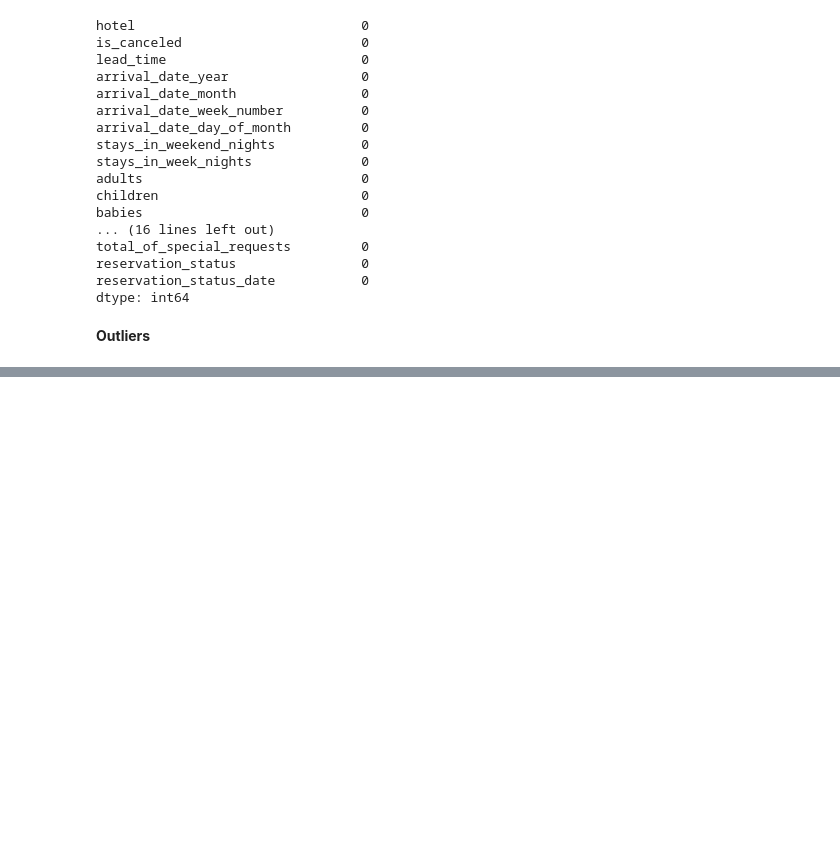
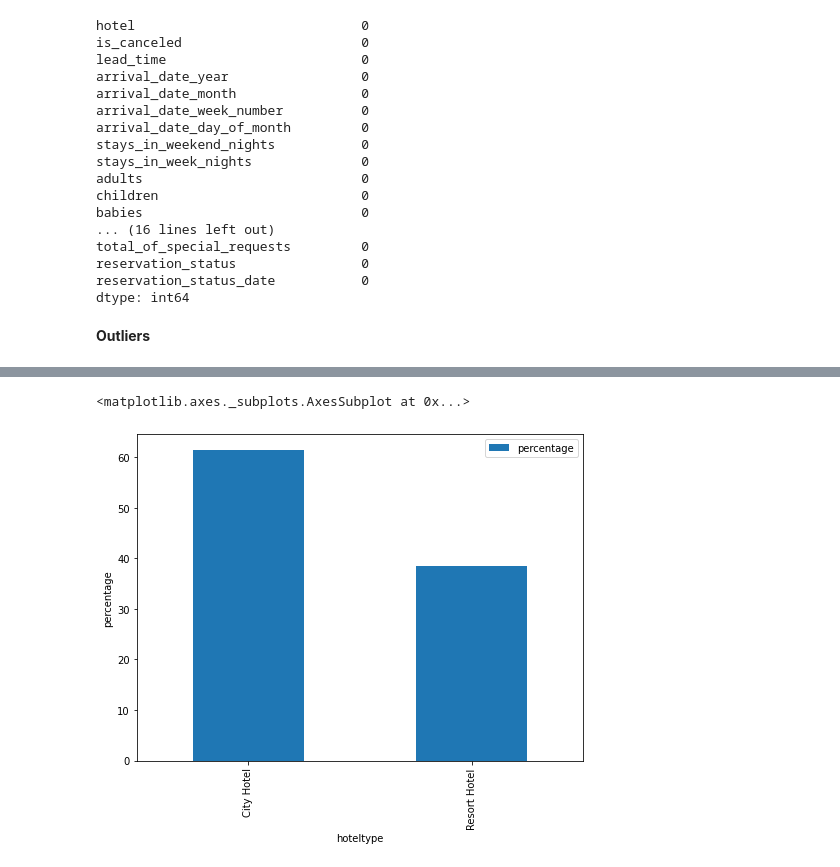
Before and after one commit to kavyasree761/hotel-booking-analysis, a Jupyter notebook: Copy_of_Hotel_Booking_Analysis_Capstone_Project.ipynb, the cells around one changed output, grey strips where cells are left out. Saved outputs shown, nothing was run; the diff lists cells and outputs as text; code cells hidden in the pictures; blank space fills up the shorter version.

```diff
--- a/Copy_of_Hotel_Booking_Analysis_Capstone_Project.ipynb
+++ b/Copy_of_Hotel_Booking_Analysis_Capstone_Project.ipynb
@@ -226,0 +238,9 @@ data.drop(data[data['adr'] > 5200].index, inplace = True)
+# %%
+d5= (data['hotel'].value_counts(normalize=True)*100).reset_index()
+d5.columns=['hoteltype','percentage']
+
+#plotting graph
+d5.plot('hoteltype','percentage', xlabel = 'hoteltype', ylabel = 'percentage',kind='bar',figsize=(8,6))
+# %% [output]
+<matplotlib.axes._subplots.AxesSubplot at 0x...>
+[figure, added]
```
Also changed, not shown: parts of 10 cells of this notebook.
